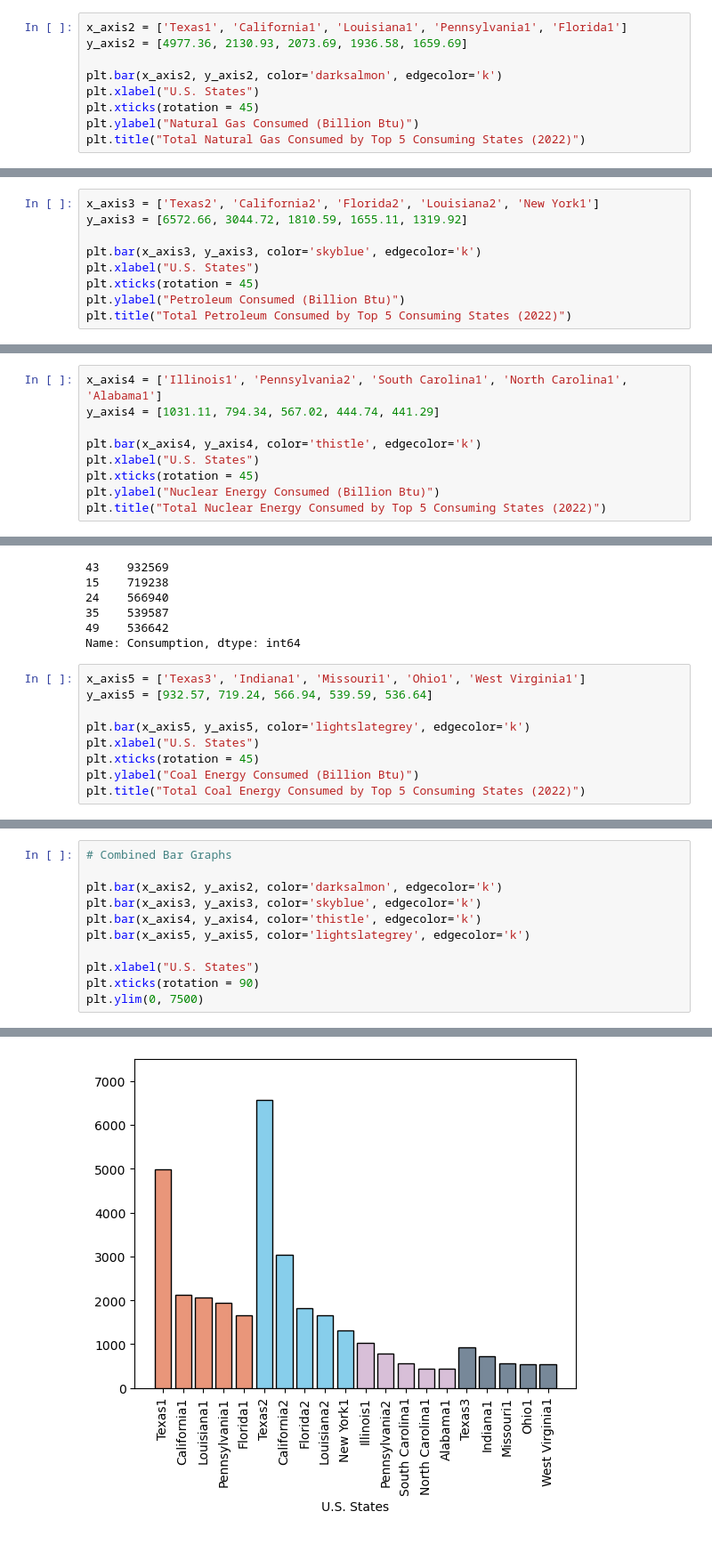
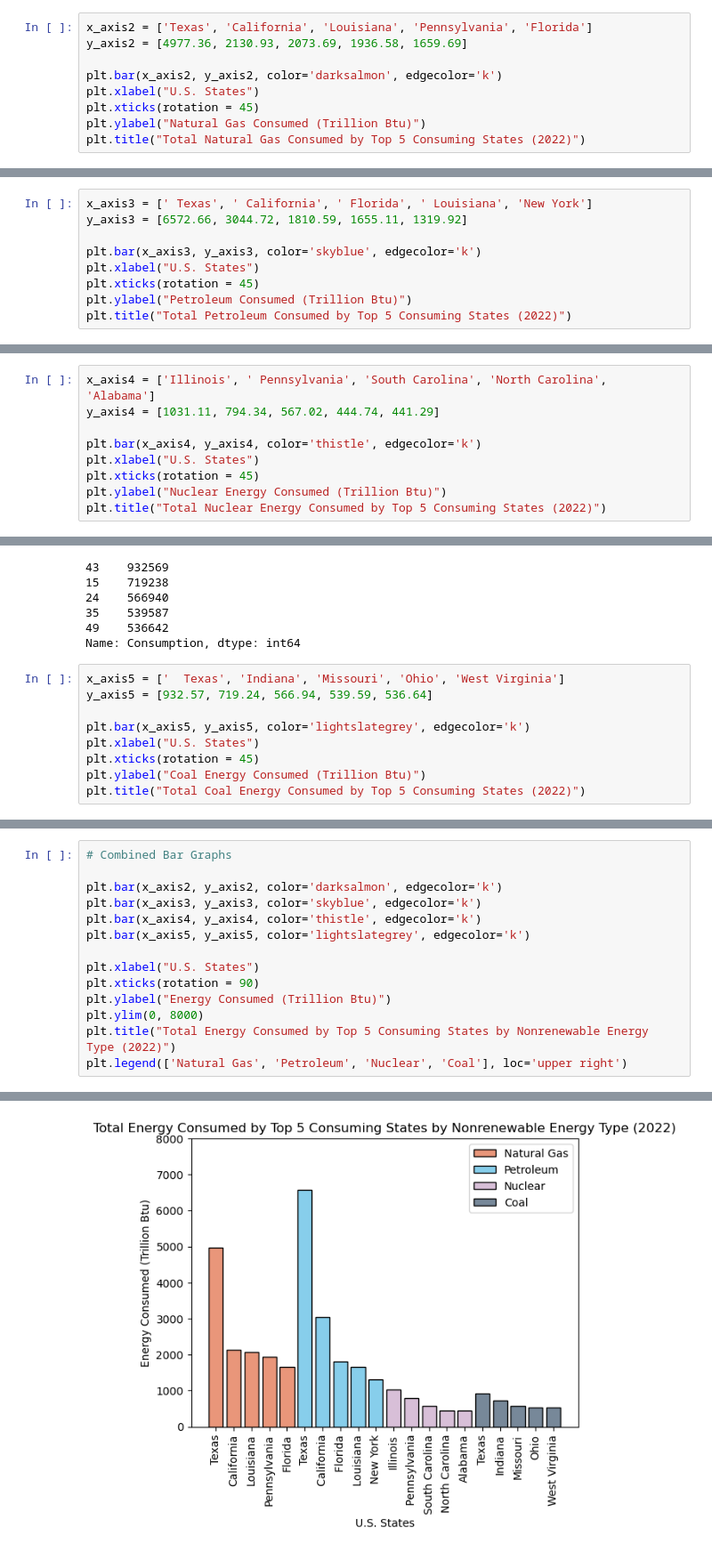
Before and after one commit to Calumshewson/Project-1-Challenge, a Jupyter notebook: Question 2 Code.ipynb, the cells around one changed output, grey strips where cells are left out. Shown at 89% size. Drawn from its saved outputs; the diff is of its cells as text.

```diff
--- a/Question 2 Code.ipynb
+++ b/Question 2 Code.ipynb
@@ -107,13 +107,13 @@ top_5_gas_states
 9     1659688
 Name: Consumption, dtype: int64
 # %%
-x_axis2 = ['Texas1', 'California1', 'Louisiana1', 'Pennsylvania1', 'Florida1']
+x_axis2 = ['Texas', 'California', 'Louisiana', 'Pennsylvania', 'Florida']
 y_axis2 = [4977.36, 2130.93, 2073.69, 1936.58, 1659.69]
 
 plt.bar(x_axis2, y_axis2, color='darksalmon', edgecolor='k')
 plt.xlabel("U.S. States")
 plt.xticks(rotation = 45)
-plt.ylabel("Natural Gas Consumed (Billion Btu)")
+plt.ylabel("Natural Gas Consumed (Trillion Btu)")
 plt.title("Total Natural Gas Consumed by Top 5 Consuming States (2022)")
 # %% [output]
 Text(0.5, 1.0, 'Total Natural Gas Consumed by Top 5 Consuming States (2022)')
@@ -153,13 +153,13 @@ top_5_petrol_states
 34    1319918
 Name: Consumption, dtype: int64
 # %%
-x_axis3 = ['Texas2', 'California2', 'Florida2', 'Louisiana2', 'New York1']
+x_axis3 = [' Texas', ' California', ' Florida', ' Louisiana', 'New York']
 y_axis3 = [6572.66, 3044.72, 1810.59, 1655.11, 1319.92]
 
 plt.bar(x_axis3, y_axis3, color='skyblue', edgecolor='k')
 plt.xlabel("U.S. States")
 plt.xticks(rotation = 45)
-plt.ylabel("Petroleum Consumed (Billion Btu)")
+plt.ylabel("Petroleum Consumed (Trillion Btu)")
 plt.title("Total Petroleum Consumed by Top 5 Consuming States (2022)")
 # %% [output]
 Text(0.5, 1.0, 'Total Petroleum Consumed by Top 5 Consuming States (2022)')
@@ -199,13 +199,13 @@ top_5_nuclear_states
 1      441289
 Name: Consumption, dtype: int64
 # %%
-x_axis4 = ['Illinois1', 'Pennsylvania2', 'South Carolina1', 'North Carolina1', 'Alabama1']
+x_axis4 = ['Illinois', ' Pennsylvania', 'South Carolina', 'North Carolina', 'Alabama']
 y_axis4 = [1031.11, 794.34, 567.02, 444.74, 441.29]
 
 plt.bar(x_axis4, y_axis4, color='thistle', edgecolor='k')
 plt.xlabel("U.S. States")
 plt.xticks(rotation = 45)
-plt.ylabel("Nuclear Energy Consumed (Billion Btu)")
+plt.ylabel("Nuclear Energy Consumed (Trillion Btu)")
 plt.title("Total Nuclear Energy Consumed by Top 5 Consuming States (2022)")
 # %% [output]
 Text(0.5, 1.0, 'Total Nuclear Energy Consumed by Top 5 Consuming States (2022)')
@@ -245,13 +245,13 @@ top_5_coal_states
 49    536642
 Name: Consumption, dtype: int64
 # %%
-x_axis5 = ['Texas3', 'Indiana1', 'Missouri1', 'Ohio1', 'West Virginia1']
+x_axis5 = ['  Texas', 'Indiana', 'Missouri', 'Ohio', 'West Virginia']
 y_axis5 = [932.57, 719.24, 566.94, 539.59, 536.64]
 
 plt.bar(x_axis5, y_axis5, color='lightslategrey', edgecolor='k')
 plt.xlabel("U.S. States")
 plt.xticks(rotation = 45)
-plt.ylabel("Coal Energy Consumed (Billion Btu)")
+plt.ylabel("Coal Energy Consumed (Trillion Btu)")
 plt.title("Total Coal Energy Consumed by Top 5 Consuming States (2022)")
 # %% [output]
 Text(0.5, 1.0, 'Total Coal Energy Consumed by Top 5 Consuming States (2022)')
@@ -266,5 +266,8 @@ plt.bar(x_axis5, y_axis5, color='lightslategrey', edgecolor='k')
 
 plt.xlabel("U.S. States")
 plt.xticks(rotation = 90)
-plt.ylim(0, 7500)
+plt.ylabel("Energy Consumed (Trillion Btu)")
+plt.ylim(0, 8000)
+plt.title("Total Energy Consumed by Top 5 Consuming States by Nonrenewable Energy Type (2022)")
+plt.legend(['Natural Gas', 'Petroleum', 'Nuclear', 'Coal'], loc='upper right')
 # %% [output]
@@ -272 +275 @@ plt.ylim(0, 7500)
-[figure, old version]
+[figure, new version]
```
Also changed, not shown: parts of 6 cells of this notebook.
